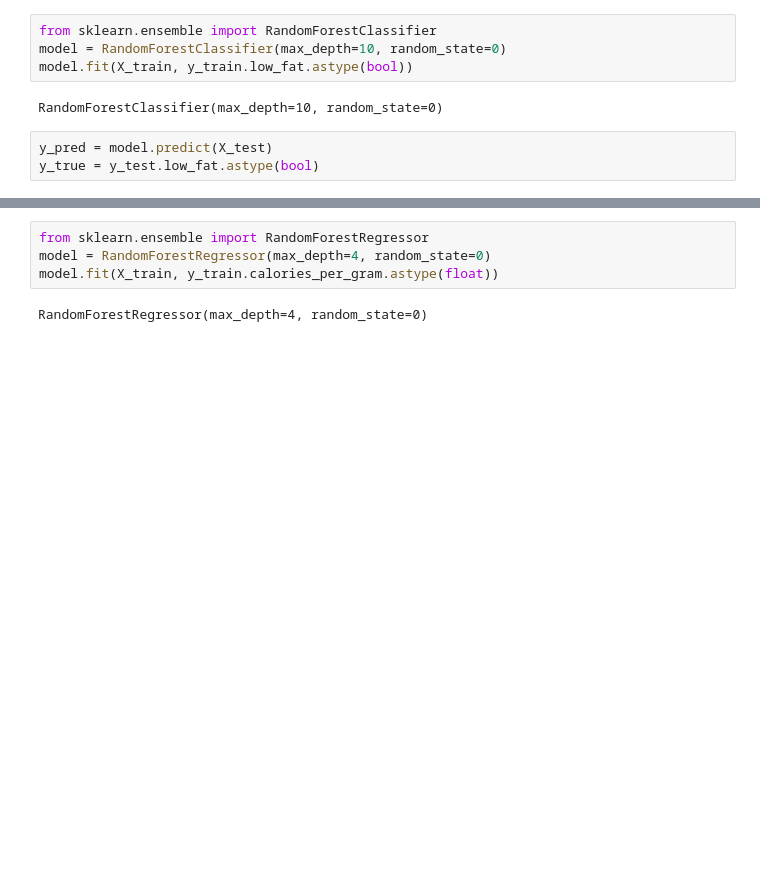
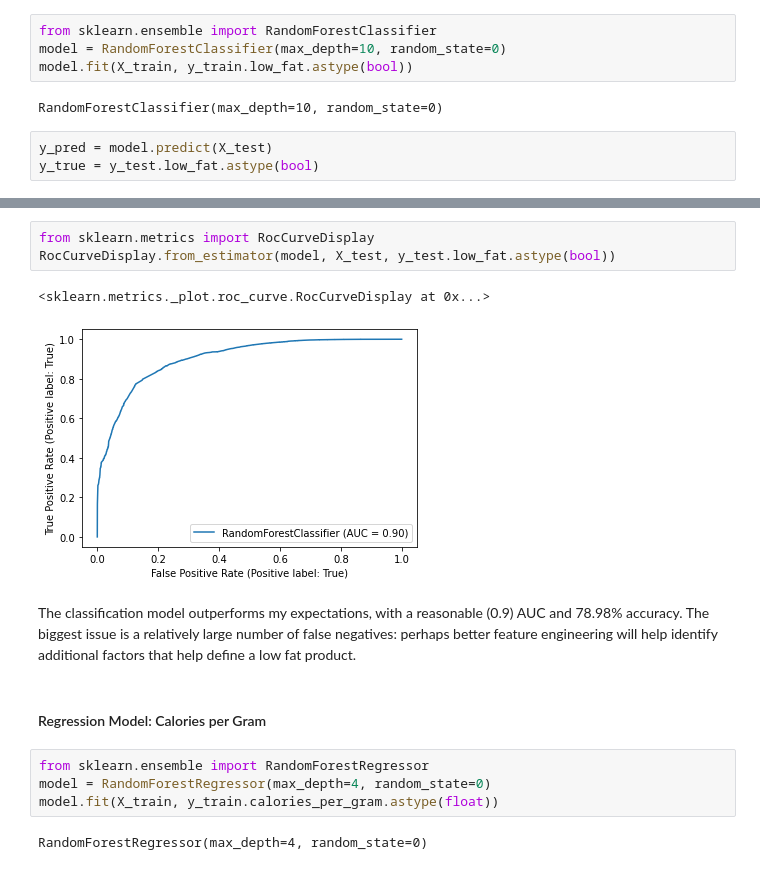
Before and after one commit to AlexanderNeuwirth/CS5265_Project1, a Jupyter notebook: CS5265_Project1.ipynb, the cells around one changed output, grey strips where cells are left out. Drawn from its saved outputs; the diff is of its cells as text; blank space fills up the shorter version.

```diff
--- a/CS5265_Project1.ipynb
+++ b/CS5265_Project1.ipynb
@@ -594,3 +669,13 @@ Name: low_fat, dtype: int64
+# %%
+from sklearn.metrics import RocCurveDisplay
+RocCurveDisplay.from_estimator(model, X_test, y_test.low_fat.astype(bool))
+# %% [output]
+<sklearn.metrics._plot.roc_curve.RocCurveDisplay at 0x...>
+[figure, added]
+# %% [markdown]
+The classification model outperforms my expectations, with a reasonable (0.9) AUC and 78.98% accuracy. The biggest issue is a relatively large number of false negatives: perhaps better feature engineering will help identify additional factors that help define a low fat product.
+# %% [markdown]
+#### Regression Model: Calories per Gram
 # %%
 from sklearn.ensemble import RandomForestRegressor
 model = RandomForestRegressor(max_depth=4, random_state=0)
```
Also changed, not shown: parts of 46 cells of this notebook.
